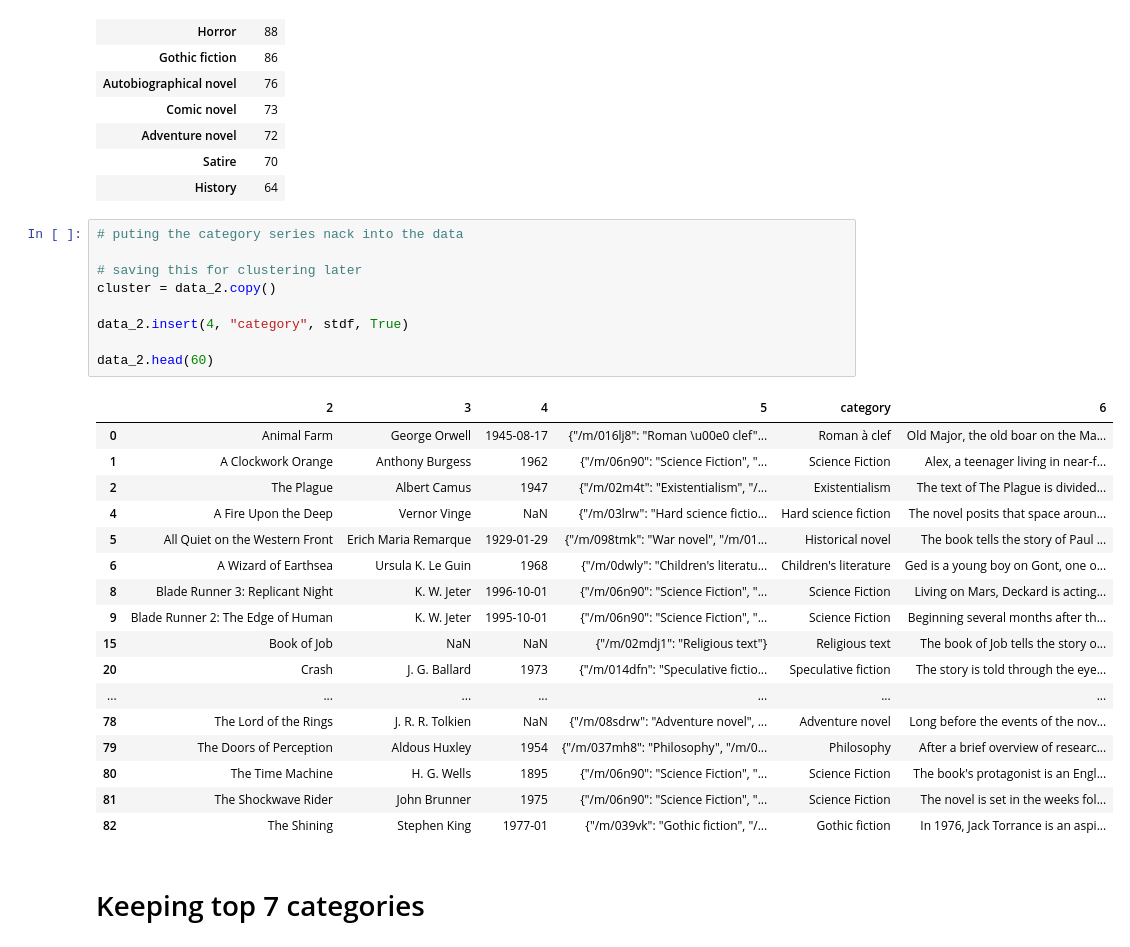
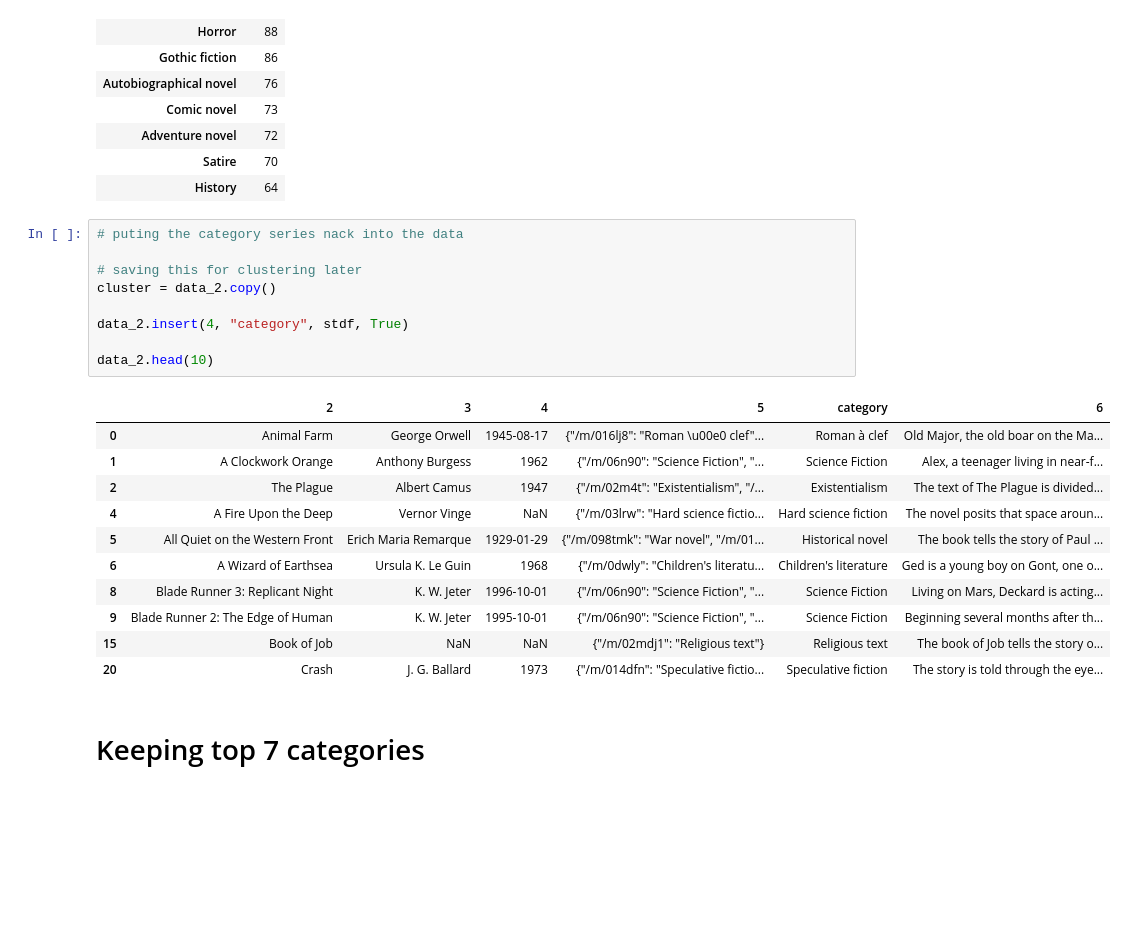
Before and after one commit to michaelrios2015/dm_project, a Jupyter notebook: project.ipynb, the cells around one changed output. Cells and saved outputs as stored; diff of their text form; blank space fills up the shorter version.

```diff
--- a/project.ipynb
+++ b/project.ipynb
@@ -214,30 +192,24 @@ count_subj.loc[count_subj[5] > 50]
 # %%
 # puting the category series nack into the data
 
 # saving this for clustering later
 cluster = data_2.copy()
 
 data_2.insert(4, "category", stdf, True)
 
-data_2.head(60)
+data_2.head(10)
 # %% [output]
 |  | 2 | 3 | 4 | 5 | category | 6 |
 | 0 | Animal Farm | George Orwell | 1945-08-17 | {"/m/016lj8": "Roman \u00e0 clef"... | Roman à clef | Old Major, the old boar on the Ma... |
 | 1 | A Clockwork Orange | Anthony Burgess | 1962 | {"/m/06n90": "Science Fiction", "... | Science Fiction | Alex, a teenager living in near-f... |
 | 2 | The Plague | Albert Camus | 1947 | {"/m/02m4t": "Existentialism", "/... | Existentialism | The text of The Plague is divided... |
 | 4 | A Fire Upon the Deep | Vernor Vinge | NaN | {"/m/03lrw": "Hard science fictio... | Hard science fiction | The novel posits that space aroun... |
 | 5 | All Quiet on the Western Front | Erich Maria Remarque | 1929-01-29 | {"/m/098tmk": "War novel", "/m/01... | Historical novel | The book tells the story of Paul ... |
 | 6 | A Wizard of Earthsea | Ursula K. Le Guin | 1968 | {"/m/0dwly": "Children's literatu... | Children's literature | Ged is a young boy on Gont, one o... |
 | 8 | Blade Runner 3: Replicant Night | K. W. Jeter | 1996-10-01 | {"/m/06n90": "Science Fiction", "... | Science Fiction | Living on Mars, Deckard is acting... |
 | 9 | Blade Runner 2: The Edge of Human | K. W. Jeter | 1995-10-01 | {"/m/06n90": "Science Fiction", "... | Science Fiction | Beginning several months after th... |
 | 15 | Book of Job | NaN | NaN | {"/m/02mdj1": "Religious text"} | Religious text | The book of Job tells the story o... |
 | 20 | Crash | J. G. Ballard | 1973 | {"/m/014dfn": "Speculative fictio... | Speculative fiction | The story is told through the eye... |
-| ... | ... | ... | ... | ... | ... | ... |
-| 78 | The Lord of the Rings | J. R. R. Tolkien | NaN | {"/m/08sdrw": "Adventure novel", ... | Adventure novel | Long before the events of the nov... |
-| 79 | The Doors of Perception | Aldous Huxley | 1954 | {"/m/037mh8": "Philosophy", "/m/0... | Philosophy | After a brief overview of researc... |
-| 80 | The Time Machine | H. G. Wells | 1895 | {"/m/06n90": "Science Fiction", "... | Science Fiction | The book's protagonist is an Engl... |
-| 81 | The Shockwave Rider | John Brunner | 1975 | {"/m/06n90": "Science Fiction", "... | Science Fiction | The novel is set in the weeks fol... |
-| 82 | The Shining | Stephen King | 1977-01 | {"/m/039vk": "Gothic fiction", "/... | Gothic fiction | In 1976, Jack Torrance is an aspi... |
 # %% [markdown]
 # Keeping top 7 categories
 # %%
```
Also changed, not shown: parts of 70 cells of this notebook.
